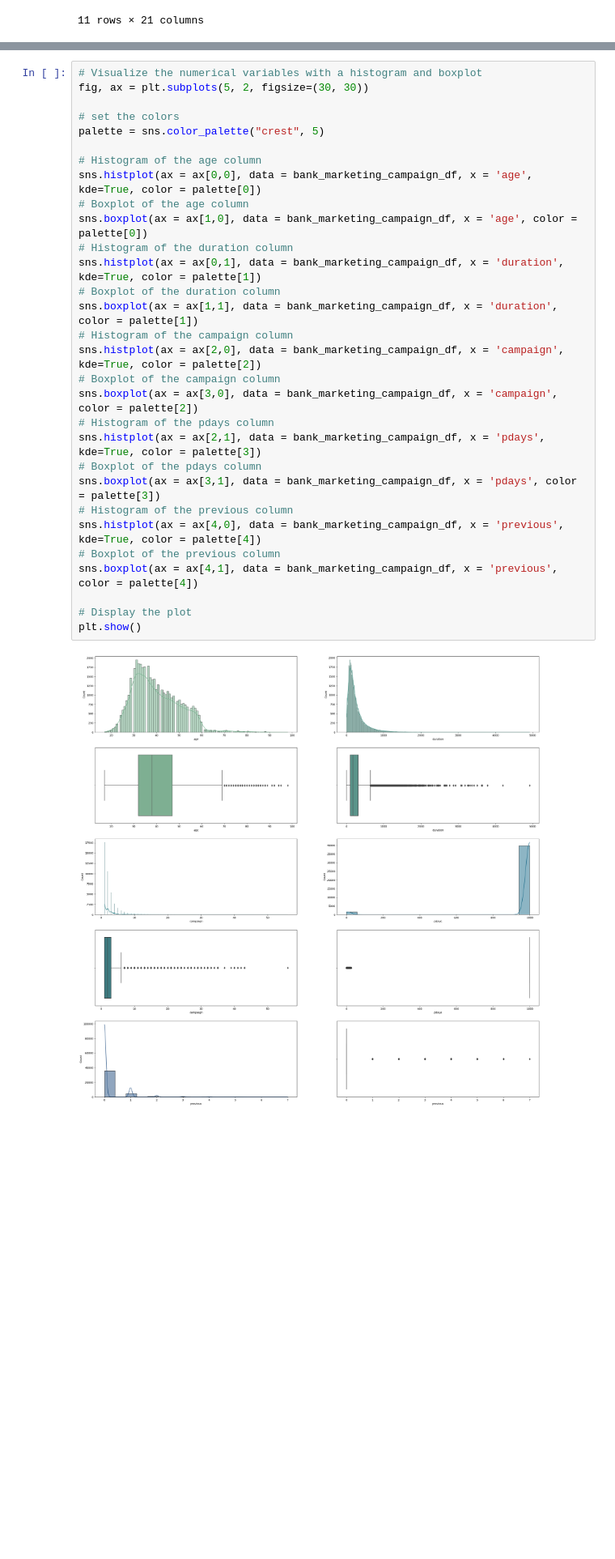
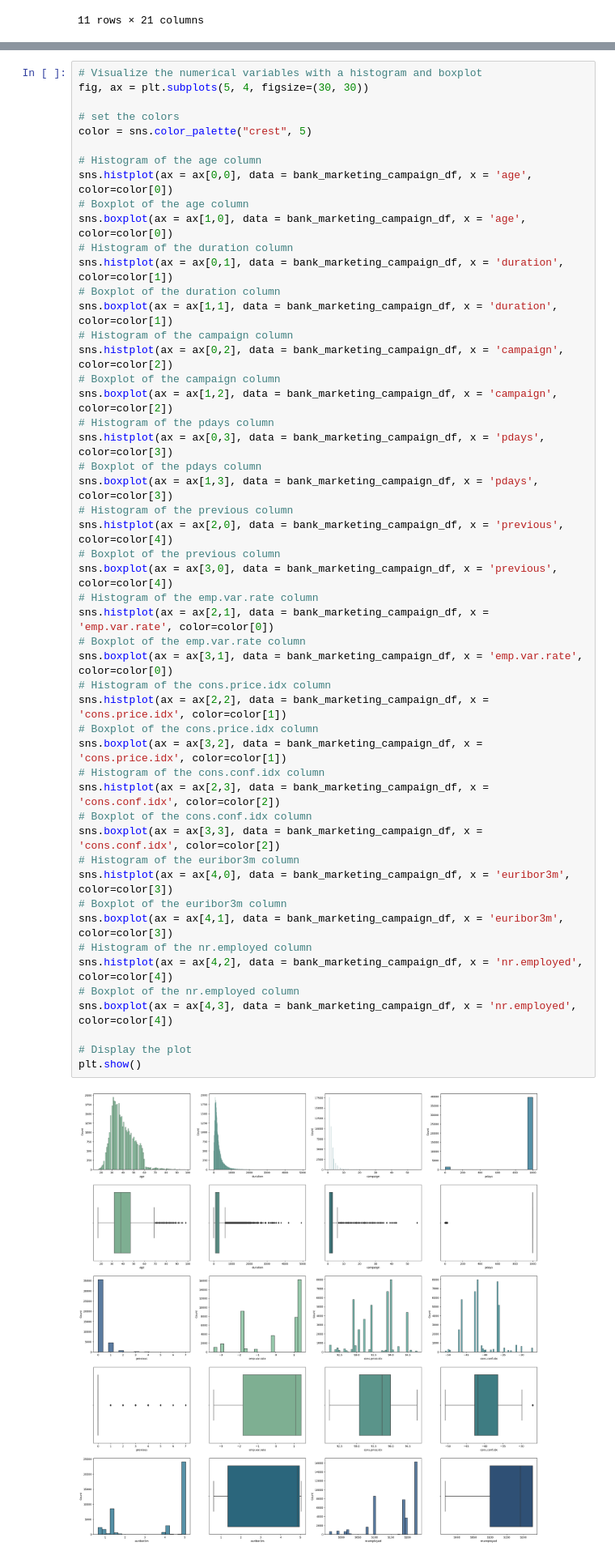
Before and after one commit to fevc08/logistic_regresion_ML, a Jupyter notebook: src/explore.ipynb, the cells around one changed output, grey strips where cells are left out. Shown at 81% size. Drawn from its saved outputs; the diff is of its cells as text; blank space fills up the shorter version.

Commit message:
fevc08 - analysis of the visualzatitio

```diff
--- a/src/explore.ipynb
+++ b/src/explore.ipynb
@@ -166,33 +165,53 @@ plt.show()
 [figure]
 # %%
 # Visualize the numerical variables with a histogram and boxplot
-fig, ax = plt.subplots(5, 2, figsize=(30, 30))
+fig, ax = plt.subplots(5, 4, figsize=(30, 30))
 
 # set the colors
-palette = sns.color_palette("crest", 5)
+color = sns.color_palette("crest", 5)
 
 # Histogram of the age column
-sns.histplot(ax = ax[0,0], data = bank_marketing_campaign_df, x = 'age', kde=True, color = palette[0])
+sns.histplot(ax = ax[0,0], data = bank_marketing_campaign_df, x = 'age', color=color[0])
 # Boxplot of the age column
-sns.boxplot(ax = ax[1,0], data = bank_marketing_campaign_df, x = 'age', color = palette[0])
+sns.boxplot(ax = ax[1,0], data = bank_marketing_campaign_df, x = 'age', color=color[0])
 # Histogram of the duration column
-sns.histplot(ax = ax[0,1], data = bank_marketing_campaign_df, x = 'duration', kde=True, color = palette[1])
+sns.histplot(ax = ax[0,1], data = bank_marketing_campaign_df, x = 'duration', color=color[1])
 # Boxplot of the duration column
-sns.boxplot(ax = ax[1,1], data = bank_marketing_campaign_df, x = 'duration', color = palette[1])
+sns.boxplot(ax = ax[1,1], data = bank_marketing_campaign_df, x = 'duration', color=color[1])
 # Histogram of the campaign column
-sns.histplot(ax = ax[2,0], data = bank_marketing_campaign_df, x = 'campaign', kde=True, color = palette[2])
+sns.histplot(ax = ax[0,2], data = bank_marketing_campaign_df, x = 'campaign', color=color[2])
 # Boxplot of the campaign column
-sns.boxplot(ax = ax[3,0], data = bank_marketing_campaign_df, x = 'campaign', color = palette[2])
+sns.boxplot(ax = ax[1,2], data = bank_marketing_campaign_df, x = 'campaign', color=color[2])
 # Histogram of the pdays column
-sns.histplot(ax = ax[2,1], data = bank_marketing_campaign_df, x = 'pdays', kde=True, color = palette[3])
+sns.histplot(ax = ax[0,3], data = bank_marketing_campaign_df, x = 'pdays', color=color[3])
 # Boxplot of the pdays column
-sns.boxplot(ax = ax[3,1], data = bank_marketing_campaign_df, x = 'pdays', color = palette[3])
+sns.boxplot(ax = ax[1,3], data = bank_marketing_campaign_df, x = 'pdays', color=color[3])
 # Histogram of the previous column
-sns.histplot(ax = ax[4,0], data = bank_marketing_campaign_df, x = 'previous', kde=True, color = palette[4])
+sns.histplot(ax = ax[2,0], data = bank_marketing_campaign_df, x = 'previous', color=color[4])
 # Boxplot of the previous column
-sns.boxplot(ax = ax[4,1], data = bank_marketing_campaign_df, x = 'previous', color = palette[4])
+sns.boxplot(ax = ax[3,0], data = bank_marketing_campaign_df, x = 'previous', color=color[4])
+# Histogram of the emp.var.rate column
+sns.histplot(ax = ax[2,1], data = bank_marketing_campaign_df, x = 'emp.var.rate', color=color[0])
+# Boxplot of the emp.var.rate column
+sns.boxplot(ax = ax[3,1], data = bank_marketing_campaign_df, x = 'emp.var.rate', color=color[0])
+# Histogram of the cons.price.idx column
+sns.histplot(ax = ax[2,2], data = bank_marketing_campaign_df, x = 'cons.price.idx', color=color[1])
+# Boxplot of the cons.price.idx column
+sns.boxplot(ax = ax[3,2], data = bank_marketing_campaign_df, x = 'cons.price.idx', color=color[1])
+# Histogram of the cons.conf.idx column
+sns.histplot(ax = ax[2,3], data = bank_marketing_campaign_df, x = 'cons.conf.idx', color=color[2])
+# Boxplot of the cons.conf.idx column
+sns.boxplot(ax = ax[3,3], data = bank_marketing_campaign_df, x = 'cons.conf.idx', color=color[2])
+# Histogram of the euribor3m column
+sns.histplot(ax = ax[4,0], data = bank_marketing_campaign_df, x = 'euribor3m', color=color[3])
+# Boxplot of the euribor3m column
+sns.boxplot(ax = ax[4,1], data = bank_marketing_campaign_df, x = 'euribor3m', color=color[3])
+# Histogram of the nr.employed column
+sns.histplot(ax = ax[4,2], data = bank_marketing_campaign_df, x = 'nr.employed', color=color[4])
+# Boxplot of the nr.employed column
+sns.boxplot(ax = ax[4,3], data = bank_marketing_campaign_df, x = 'nr.employed', color=color[4])
 
 # Display the plot
 plt.show()
 # %% [output]
-[figure, old version]
+[figure, new version]
```
Also changed, not shown: parts of 2 cells of this notebook.
